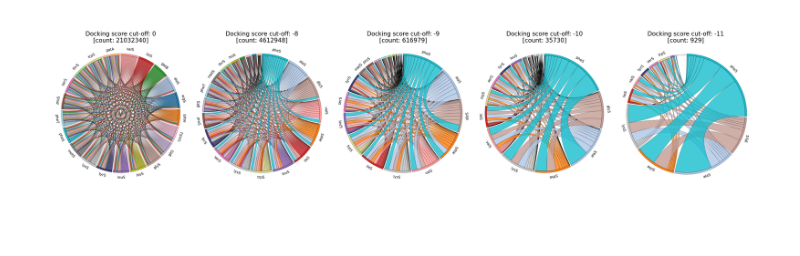
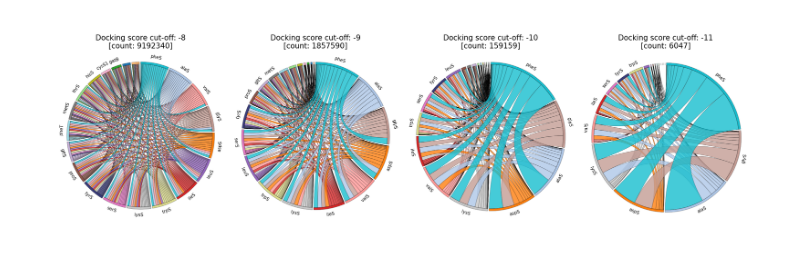
Before and after one commit to ersilia-os/mtb-targeted-protein-degradation, a Jupyter notebook: notebooks/46_docking_exploration_IIIb.ipynb, the cells around one changed output. Drawn from its saved outputs; the diff is of its cells as text; code cells hidden in the pictures; blank space fills up the shorter version.

Commit message:
more docking exploration

```diff
--- a/notebooks/46_docking_exploration_IIIb.ipynb
+++ b/notebooks/46_docking_exploration_IIIb.ipynb
@@ -22,34 +22,3 @@ from itertools import combinations
 from matplotlib.colors import to_hex
 import numpy as np
 from matplotlib.backends.backend_agg import FigureCanvasAgg as FigureCanvas
-# %%
-DOCKING_RESULTS_ORIGINAL = {}
-
-# Define some paths
-root = '../../../Documents_GPU/mtb-targeted-protein-degradation/notebooks'
-PATH_TO_DOCKING_RESULTS_ORIGINAL = os.path.join(root, "..", "processed", "unidock_docking", 'docking_results')
-PATH_TO_DOCKING_RESULTS_REAL_2 = os.path.join(root, "..", "processed", "unidock_REAL_docking_2", 'docking_results')
-
-# Mapping IDs to SMILES
-ID_TO_SMILES = pickle.load(open(os.path.join(root, "..", "processed", "enamine_characterization", "ID_TO_SMI.pkl"), "rb"))
-
-# Load pocket detection data
-pocket_detection_data = pd.read_csv(os.path.join(root, "..", "processed", "pocket_detection_data.csv"))
-pocket_detection_data_interpro = pd.read_csv(os.path.join(root, "..", "processed", "pocket_detection_data_interpro.tsv"), sep='\t')
-
-# Uniprot to gene name
-uniprot_to_gene = pd.read_csv(os.path.join(root, "..", "data", "mtb_trna_synthetases_bosch_2021_fig5.csv"))
-uniprot_to_gene = {i: j for i,j in zip(uniprot_to_gene['uniprot_ac'], uniprot_to_gene['gene_name_in_bosch_2021'])}
-
-# For each pocket - ORIGINAL
-for pocket in tqdm(sorted(os.listdir(PATH_TO_DOCKING_RESULTS_ORIGINAL))):
-    scores = pd.read_csv(os.path.join(PATH_TO_DOCKING_RESULTS_ORIGINAL, pocket, 'report.csv'))
-    DOCKING_RESULTS_ORIGINAL[pocket] = {i: j for i, j in zip(scores['compound'], scores['score'])}
-
-# Define pockets, compounds and proteins
-POCKETS = sorted(DOCKING_RESULTS_ORIGINAL)
-COMPOUNDS = sorted(DOCKING_RESULTS_ORIGINAL[POCKETS[0]])
-PROTEINS = sorted(set([i.split("_")[1] for i in POCKETS]))
-print(f"Number of pockets: {len(POCKETS)}")
-print(f"Number of compounds: {len(COMPOUNDS)}")
-print(f"Number of proteins: {len(PROTEINS)}")
@@ -62,10 +69,10 @@ Number of proteins: 21
 DOCKING_RESULTS_ORIGINAL_PROTEINS = {i: defaultdict(int) for i in PROTEINS}
 for pocket in tqdm(POCKETS):
     protein = pocket.split("_")[1]
-    for cpd in sorted(DOCKING_RESULTS_ORIGINAL[pocket]):
-        DOCKING_RESULTS_ORIGINAL_PROTEINS[protein][cpd] = min(DOCKING_RESULTS_ORIGINAL_PROTEINS[protein][cpd], DOCKING_RESULTS_ORIGINAL[pocket][cpd])
+    for cpd in sorted(DOCKING_RESULTS_REAL_2[pocket]):
+        DOCKING_RESULTS_ORIGINAL_PROTEINS[protein][cpd] = min(DOCKING_RESULTS_ORIGINAL_PROTEINS[protein][cpd], DOCKING_RESULTS_REAL_2[pocket][cpd])
 # %%
-fig, ax = plt.subplots(1, 5, figsize=(25, 6))
+fig, ax = plt.subplots(1, 4, figsize=(20, 6))
 
 # cmap_dict = {'argS':'#50285A','alaS':'#FAD782','aspS':'#FAA08B','gatA':'#DC9FDC','gatB':'#AA96FA','thrS':'#8DC7FA','ileS':'#BEE6B4',
 #              'valS':'#D2D2D2','leuS':'#F26B38','gltS':'#4D9DE0','proS':'#6CC551','glyS':'#FFC857','serS':'#E76F51','cysS1':'#2A9D8F',
@@ -80,14 +87,14 @@ cmap_dict = {uniprot_to_gene[uid]: to_hex(palette[i]) for i, uid in enumerate(un
 def get_hit_overlap(h1, h2):
         return len(h1.intersection(h2))
 
-for count, SCORE_CUTOFF in enumerate([0, -8, -9, -10, -11]):
+for count, SCORE_CUTOFF in enumerate([-8, -9, -10, -11]):
 
-    proteins = sorted(set([p.split("_")[1] for p in DOCKING_RESULTS_ORIGINAL]))
+    proteins = sorted(set([p.split("_")[1] for p in DOCKING_RESULTS_REAL_2]))
     proteins_to_hits = {p: set() for p in proteins}
 
-    for pocket in sorted(DOCKING_RESULTS_ORIGINAL):
+    for pocket in sorted(DOCKING_RESULTS_REAL_2):
         p = pocket.split("_")[1]
-        hits = [cpd for cpd, score in DOCKING_RESULTS_ORIGINAL[pocket].items() if score < SCORE_CUTOFF]
+        hits = [cpd for cpd, score in DOCKING_RESULTS_REAL_2[pocket].items() if score < SCORE_CUTOFF]
         proteins_to_hits[p].update(hits)
 
     HIT_OVERLAP = {}
@@ -115,31 +122,31 @@ for count, SCORE_CUTOFF in enumerate([0, -8, -9, -10, -11]):
         if node_strength.loc[g] < thr:
             rename_map[g] = " " * c
             cmap_dict[" " * c] = cmap_dict[g]
             c += 1
     matrix_df_plot = matrix_df_genes.rename(index=rename_map).rename(columns=rename_map)
     matrix_df_plot.values[np.tril_indices_from(matrix_df_plot, k=1)] = 0
 
     circos = Circos.chord_diagram(
         matrix_df_plot,
         space=1,
         cmap=cmap_dict,
         label_kws=dict(size=15),
         link_kws=dict(ec="k", lw=0.5, alpha=0.8))
 
     plot = circos.plotfig()
 
     canvas = FigureCanvas(plot)
     canvas.draw()
     w, h = plot.canvas.get_width_height()
     img = np.frombuffer(canvas.tostring_argb(), dtype=np.uint8).reshape(h, w, 4)[:, :, [1,2,3,0]]
 
     ax[count].set_title(f"Docking score cut-off: {SCORE_CUTOFF}\n[count: {int(total_sum)}]", size=15)
     ax[count].imshow(img)
     ax[count].axis("off")
     plt.close(plot)
 
 
 plt.tight_layout()
 plt.show()
 # %% [output]
-[figure, old version]
+[figure, new version]
```
Also changed, not shown: parts of 2 cells of this notebook, 1 other file.
